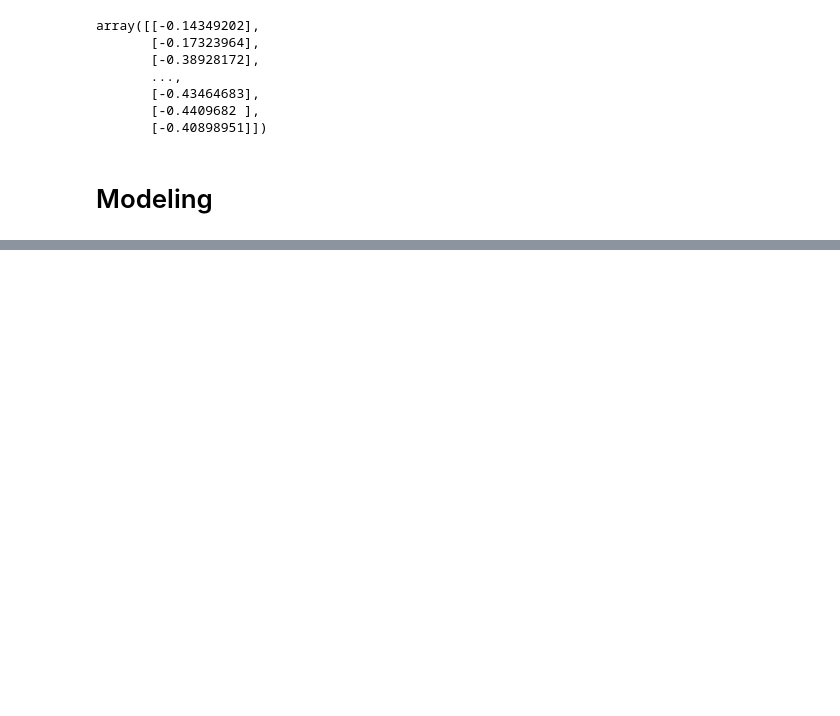
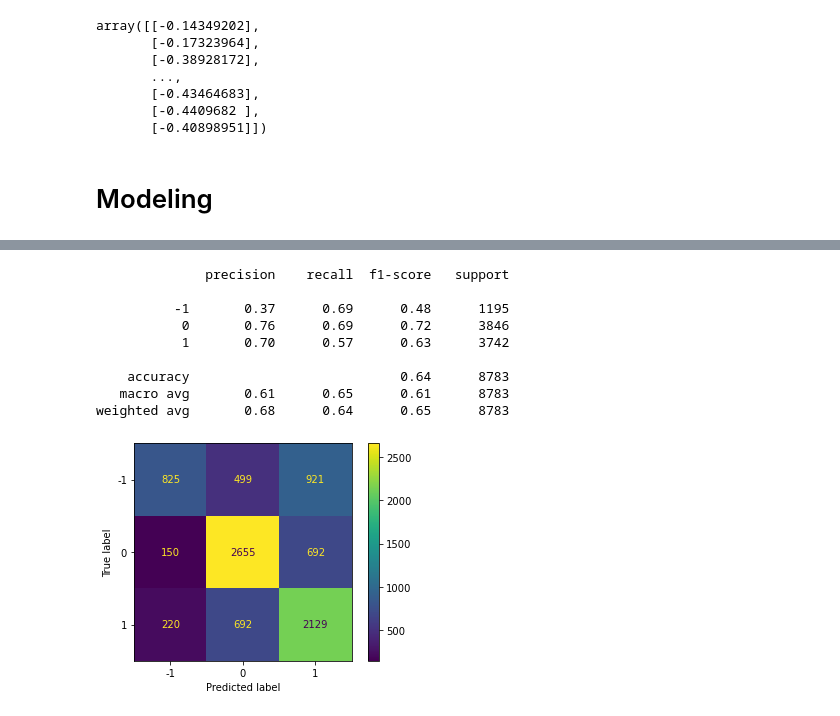
Before and after one commit to deadlykitten1/Reddit_Ban_Prediction, a Jupyter notebook: notebooks/modeling.ipynb, the cells around one changed output, grey strips where cells are left out. Saved outputs shown, nothing was run; the diff lists cells and outputs as text; code cells hidden in the pictures; blank space fills up the shorter version.

```diff
--- a/notebooks/modeling.ipynb
+++ b/notebooks/modeling.ipynb
@@ -64,3 +70,19 @@ sparse_features = hstack([text_transformed, features_df])
 # %%
 X = sparse_features
 y = predicting_df['alignment']
+# %%
+X_train, X_test, y_train, y_test = train_test_split(X, y, test_size = .2, stratify = y, random_state = 305)
+# %%
+dtree = DecisionTreeClassifier()
+
+params = {
+    'criterion' : ['gini', 'entropy'],
+    'max_depth': [2, 5, 10],
+    'min_samples_split': [1, 5, 10, 20]
+}
+
+tree_grid = GridSearchCV(dtree, params, cv=5)
+# %%
+tree_grid.fit(X_train, y_train)
+
+tree_grid.best_params_
@@ -66,0 +108,15 @@ y = predicting_df['alignment']
+# %%
+plot_confusion_matrix(tree_grid.best_estimator_, X_test, y_test)
+
+print(classification_report(tree_grid.best_estimator_.predict(X_test), y_test))
+# %% [output]
+              precision    recall  f1-score   support
+
+          -1       0.37      0.69      0.48      1195
+           0       0.76      0.69      0.72      3846
+           1       0.70      0.57      0.63      3742
+
+    accuracy                           0.64      8783
+   macro avg       0.61      0.65      0.61      8783
+weighted avg       0.68      0.64      0.65      8783
+[figure, added]
```
Also changed, not shown: parts of 3 cells of this notebook.
